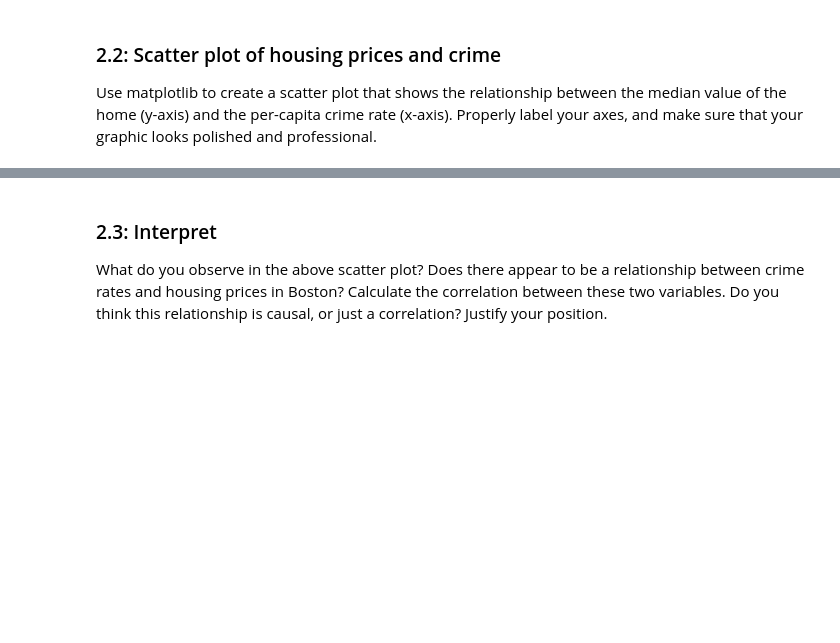
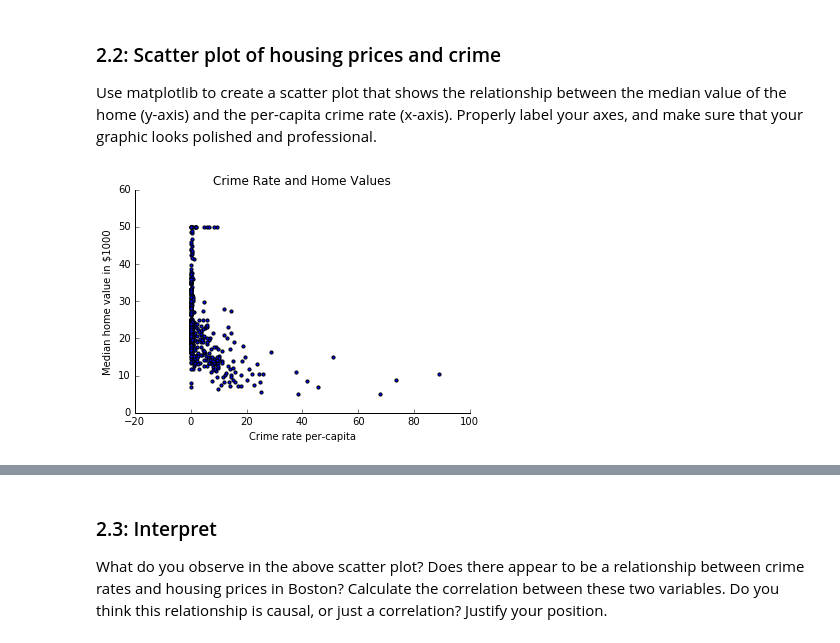
Before and after one commit to nadavash/school-vault, a Jupyter notebook: info371/ASHKENAZI_NADAV-PS1.ipynb, the cells around one changed output, grey strips where cells are left out. Drawn from its saved outputs; the diff is of its cells as text; code cells hidden in the pictures; blank space fills up the shorter version.

```diff
--- a/info371/ASHKENAZI_NADAV-PS1.ipynb
+++ b/info371/ASHKENAZI_NADAV-PS1.ipynb
@@ -104,0 +94,16 @@ Let's dig into the data a bit to see what we're dealing with. The first thing to
+# %%
+# 1.1.1
+print 'Number of variables:', len(bdata.feature_names)
+print 'Number of observations:', bdata.data.shape[0], '\n'
+
+# 1.1.2
+print('Number of neighborhoods with Charles River tract bounds:',
+      int(boston.CHAS.sum()), '\n')
+
+# 1.1.3
+boston.info()
+
+# 1.1.4
+boston['MEDV'] = bdata.target
+boston_sorted = boston.sort_values(by='MEDV', ascending=False)
+boston_sorted.head()[['MEDV', 'TAX']]
@@ -169,0 +275,11 @@ Use matplotlib to create a scatter plot that shows the relationship between the
+# %%
+scatt = plt.scatter(boston.CRIM, boston.MEDV, s=10)
+scatt.axes.set_title('Crime Rate and Home Values')
+scatt.axes.set_xlabel('Crime rate per-capita')
+scatt.axes.set_ylabel('Median home value in $1000')
+scatt.axes.spines['right'].set_visible(False)
+scatt.axes.spines['top'].set_visible(False)
+scatt.axes.yaxis.set_ticks_position('left')
+scatt.axes.xaxis.set_ticks_position('bottom')
+# %% [output]
+[figure, added]
```
Also changed, not shown: parts of 26 cells of this notebook.
